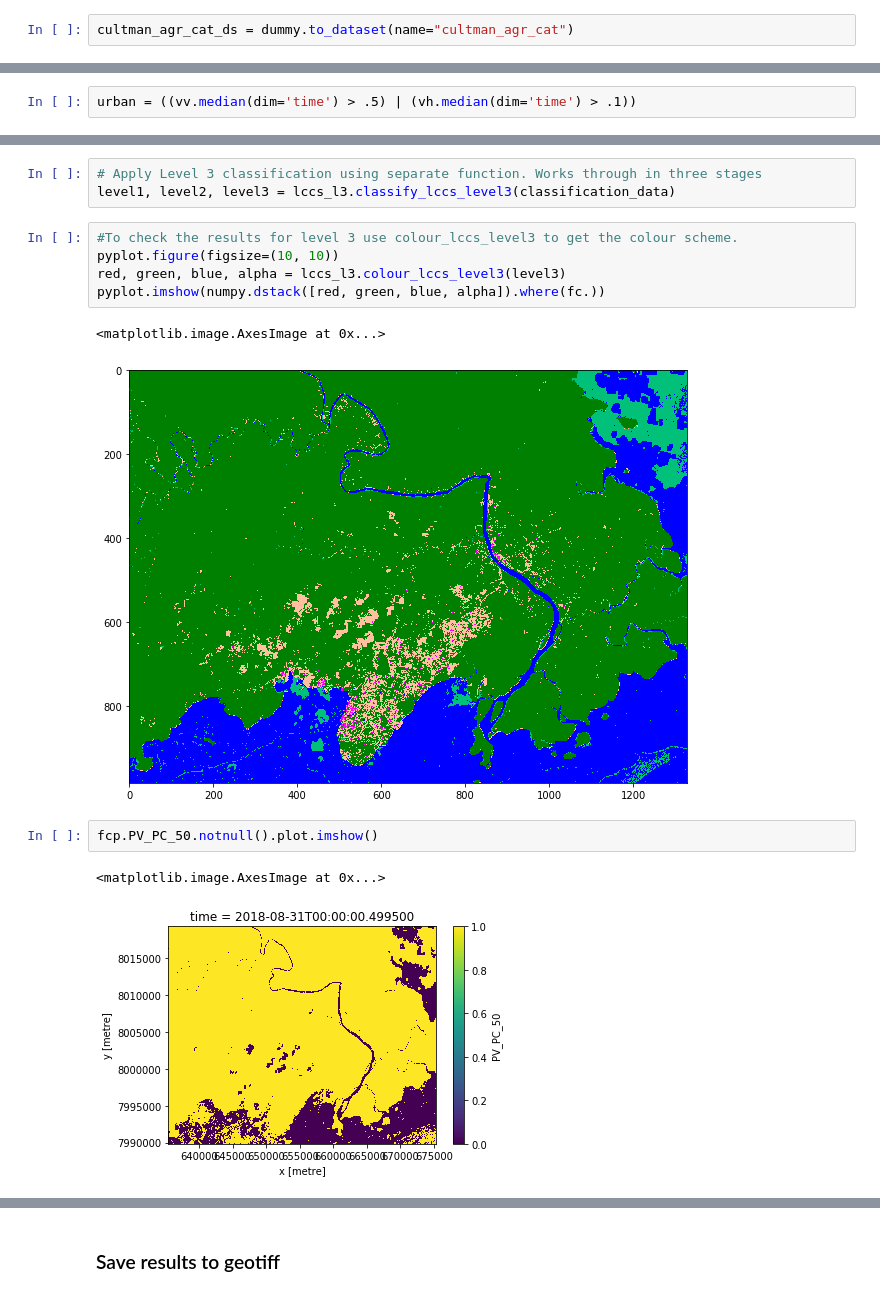
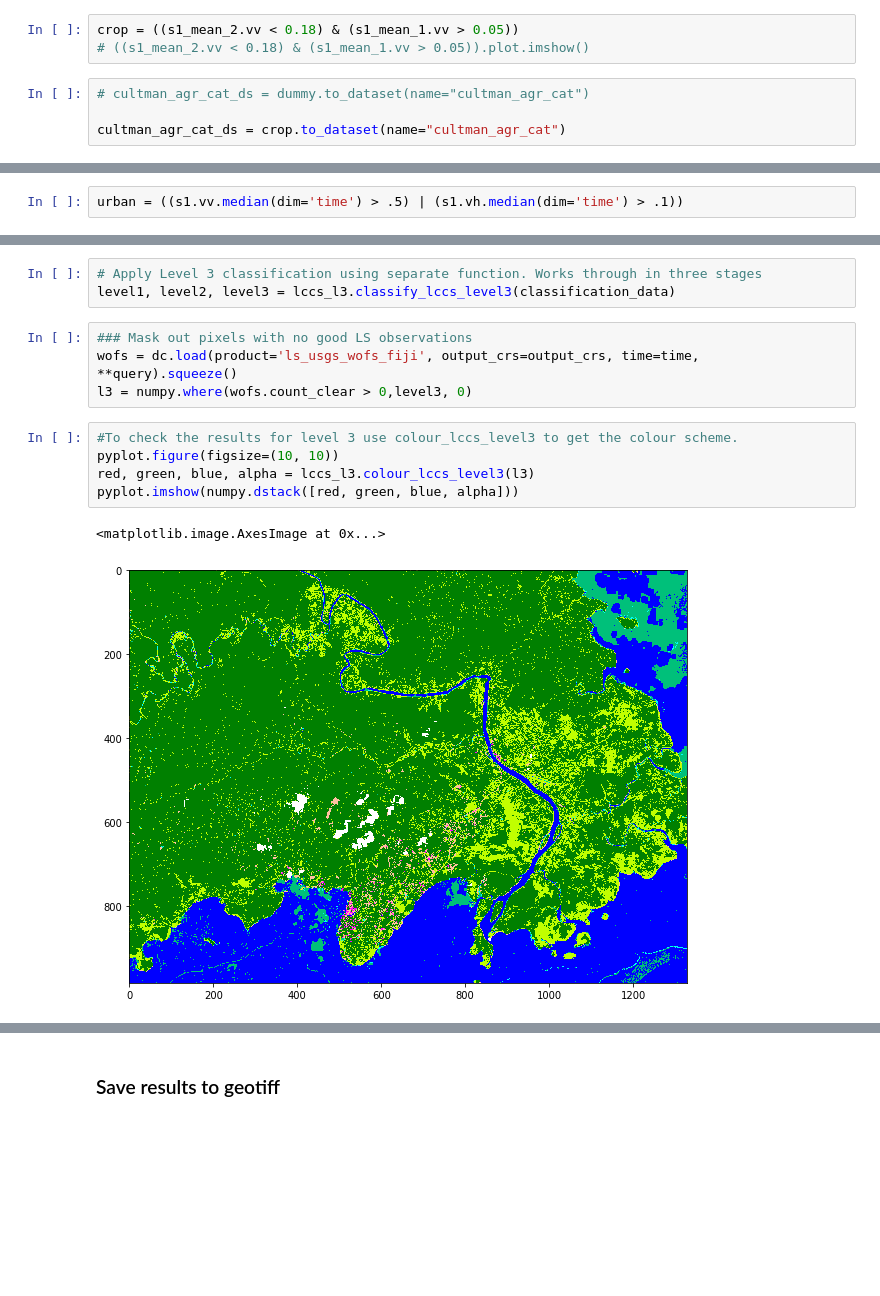
Before and after one commit to bellemae/odc-hack-sac, a Jupyter notebook: level3_test.ipynb, the cells around one changed output, grey strips where cells are left out. Saved outputs shown, nothing was run; the diff lists cells and outputs as text; blank space fills up the shorter version.

```diff
--- a/level3_test.ipynb
+++ b/level3_test.ipynb
@@ -132,5 +128,10 @@ dummy = xarray.DataArray(numpy.zeros(water[0,:,:].shape), coords=[water[0,:,:].y
+# %%
+crop = ((s1_mean_2.vv < 0.18) & (s1_mean_1.vv > 0.05))
+# ((s1_mean_2.vv < 0.18) & (s1_mean_1.vv > 0.05)).plot.imshow()
 # %%
-cultman_agr_cat_ds = dummy.to_dataset(name="cultman_agr_cat")
+# cultman_agr_cat_ds = dummy.to_dataset(name="cultman_agr_cat")
+
+cultman_agr_cat_ds = crop.to_dataset(name="cultman_agr_cat")
 # %% [markdown]
 ### artific_urb_cat
 # %% [markdown]
@@ -139,7 +140,7 @@ This layer breaks the initial terrestrial, non-vegetated category into either ar
    * *Primarily non-vegetated, Terrestrial, Artificial/managed*: Areas that have an artificial cover as a result of human activities such as construction, extraction or waste disposal
    * *Primarily non-vegetated, Terrestrial, (Semi-)natural*: Bare areas that do not have an artificial cover as a result of human activities. These areas include areas with less than 4% vegetative cover. Included are bare rock areas, sands and deserts
 # %%
-urban = ((vv.median(dim='time') > .5) | (vh.median(dim='time') > .1))
+urban = ((s1.vv.median(dim='time') > .5) | (s1.vh.median(dim='time') > .1))
 # %%
 artific_urb_cat_ds = urban.to_dataset(name="artific_urb_cat")
 # %%
@@ -202,16 +206,15 @@ Data variables:
 # %%
 # Apply Level 3 classification using separate function. Works through in three stages
 level1, level2, level3 = lccs_l3.classify_lccs_level3(classification_data)
+# %%
+### Mask out pixels with no good LS observations
+wofs = dc.load(product='ls_usgs_wofs_fiji', output_crs=output_crs, time=time, **query).squeeze()
+l3 = numpy.where(wofs.count_clear > 0,level3, 0)
 # %%
 #To check the results for level 3 use colour_lccs_level3 to get the colour scheme.
 pyplot.figure(figsize=(10, 10))
-red, green, blue, alpha = lccs_l3.colour_lccs_level3(level3)
-pyplot.imshow(numpy.dstack([red, green, blue, alpha]).where(fc.))
+red, green, blue, alpha = lccs_l3.colour_lccs_level3(l3)
+pyplot.imshow(numpy.dstack([red, green, blue, alpha]))
 # %% [output]
 <matplotlib.image.AxesImage at 0x...>
-[figure, old version]
+[figure, new version]
-# %%
-fcp.PV_PC_50.notnull().plot.imshow()
-# %% [output]
-<matplotlib.image.AxesImage at 0x...>
-[figure, removed]
```
Also changed, not shown: parts of 15 cells of this notebook, 2 other files.
